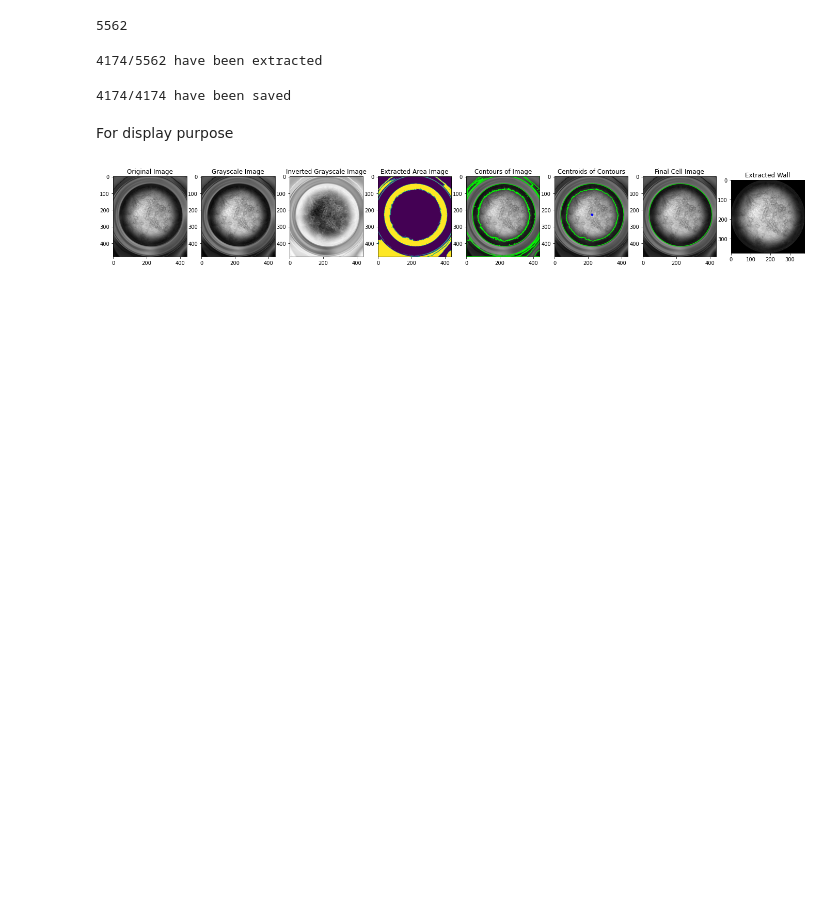
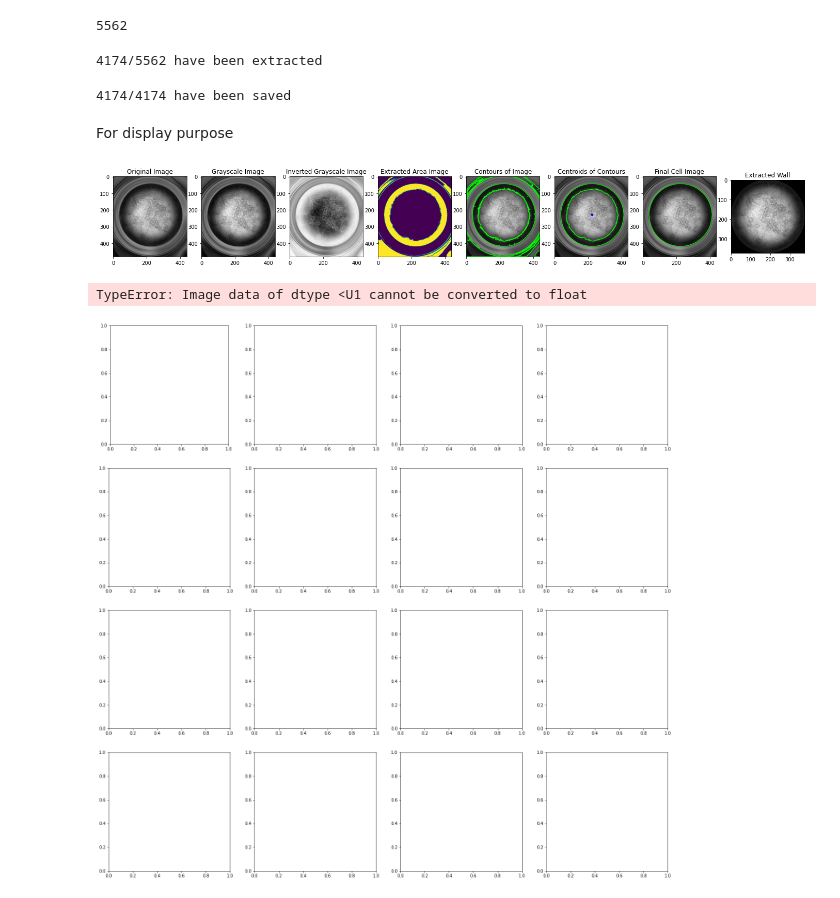
Before and after one commit to hsong1101/HTS_Imaging_Project, a Jupyter notebook: Preprocessing_0_Image.ipynb, the cells around one changed output. Drawn from its saved outputs; the diff is of its cells as text; code cells hidden in the pictures; blank space fills up the shorter version.

Commit message:
updating plots

```diff
--- a/Preprocessing_0_Image.ipynb
+++ b/Preprocessing_0_Image.ipynb
@@ -80,14 +80,31 @@ For display purpose
 _ = show_processed_image(images[0][1])
 # %% [output]
 [figure]
+# %%
+all_extracted = os.listdir('data/extracted')
+all_extracted = ['data/'+x for x in all_extracted]
+# %%
+sampled_images = random.sample(all_extracted, k=16)
+
+fig, ax = plt.subplots(4, 4, figsize=(24, 24))
+
+for i in range(len(sampled_images)):
+
+    row, col = i//4, i%4
+
+    ax[row][col].imshow(sampled_images[i], cmap='gray')
+    ax[row][col].set_title(sampled_images[i][, fontsize=13)
 # %%
-# sampled_images = random.sample(all_extracted, k=16)
+sampled_images = random.sample(all_extracted, k=16)
 
-# fig, ax = plt.subplots(4, 4, figsize=(24, 24))
+fig, ax = plt.subplots(4, 4, figsize=(24, 24))
 
-# for i in range(len(sampled_images)):
+for i in range(len(sampled_images)):
 
-#     row, col = i//4, i%4
+    row, col = i//4, i%4
 
-#     ax[row][col].imshow(sampled_images[i][1], cmap='gray')
-#     ax[row][col].set_title(sampled_images[i][0], fontsize=13)
+    ax[row][col].imshow(sampled_images[i][1], cmap='gray')
+    ax[row][col].set_title(sampled_images[i][0], fontsize=13)
+# %% [output]
+TypeError: Image data of dtype <U1 cannot be converted to float
+[figure, added]
```
Also changed, not shown: 2 other files.
